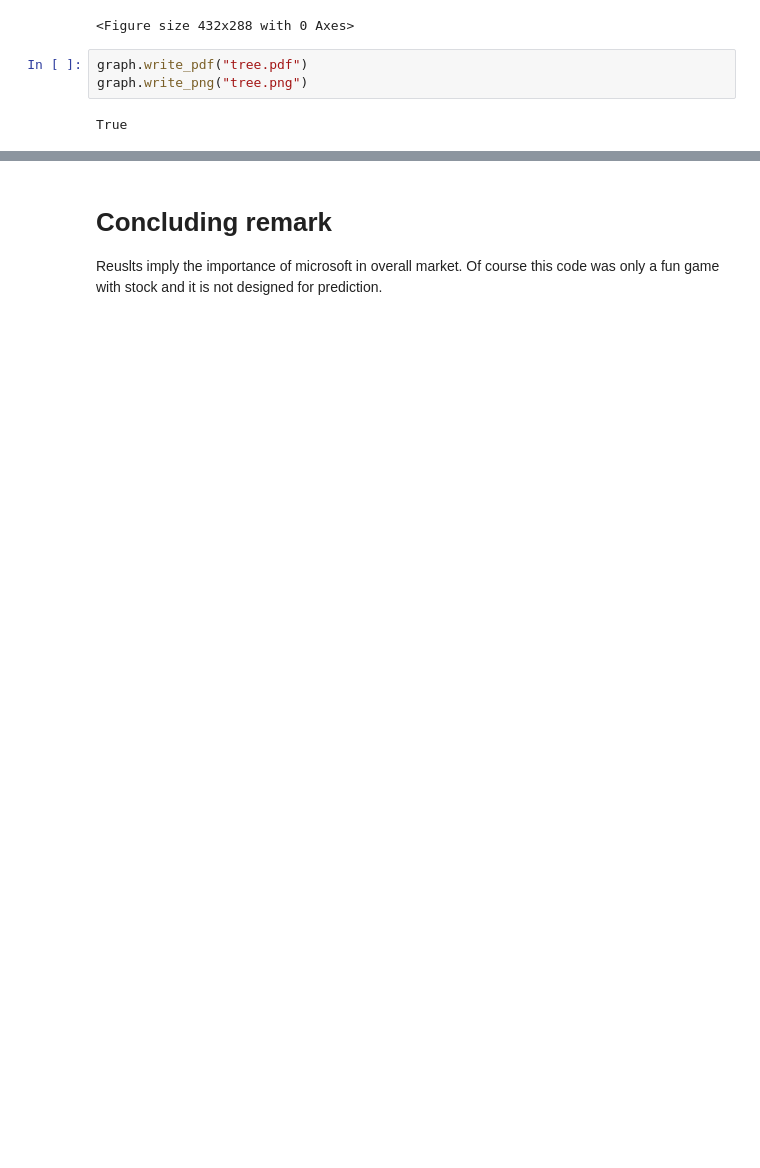
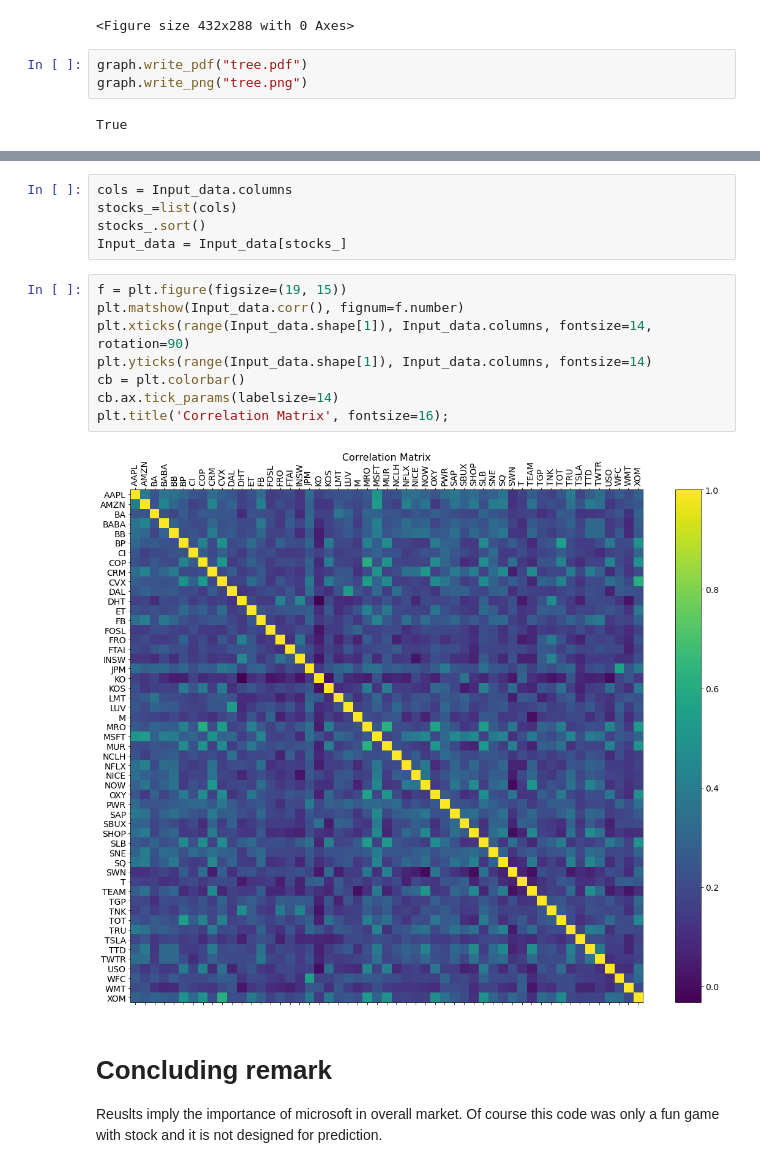
Before and after one commit to madarshahian/Stock_manipulation, a Jupyter notebook: Stock_tree.ipynb, the cells around one changed output, grey strips where cells are left out. Saved outputs shown, nothing was run; the diff lists cells and outputs as text; blank space fills up the shorter version.

```diff
--- a/Stock_tree.ipynb
+++ b/Stock_tree.ipynb
@@ -98,3 +119,18 @@ True
+# %%
+cols = Input_data.columns
+stocks_=list(cols)
+stocks_.sort()
+Input_data = Input_data[stocks_]
+# %%
+f = plt.figure(figsize=(19, 15))
+plt.matshow(Input_data.corr(), fignum=f.number)
+plt.xticks(range(Input_data.shape[1]), Input_data.columns, fontsize=14, rotation=90)
+plt.yticks(range(Input_data.shape[1]), Input_data.columns, fontsize=14)
+cb = plt.colorbar()
+cb.ax.tick_params(labelsize=14)
+plt.title('Correlation Matrix', fontsize=16);
+# %% [output]
+[figure, added]
 # %% [markdown]
 # Concluding remark
 Reuslts imply the importance of microsoft in overall market. Of course this code was only a fun game with stock and it is not designed for prediction.
```
Also changed, not shown: parts of 4 cells of this notebook, 2 other files.
